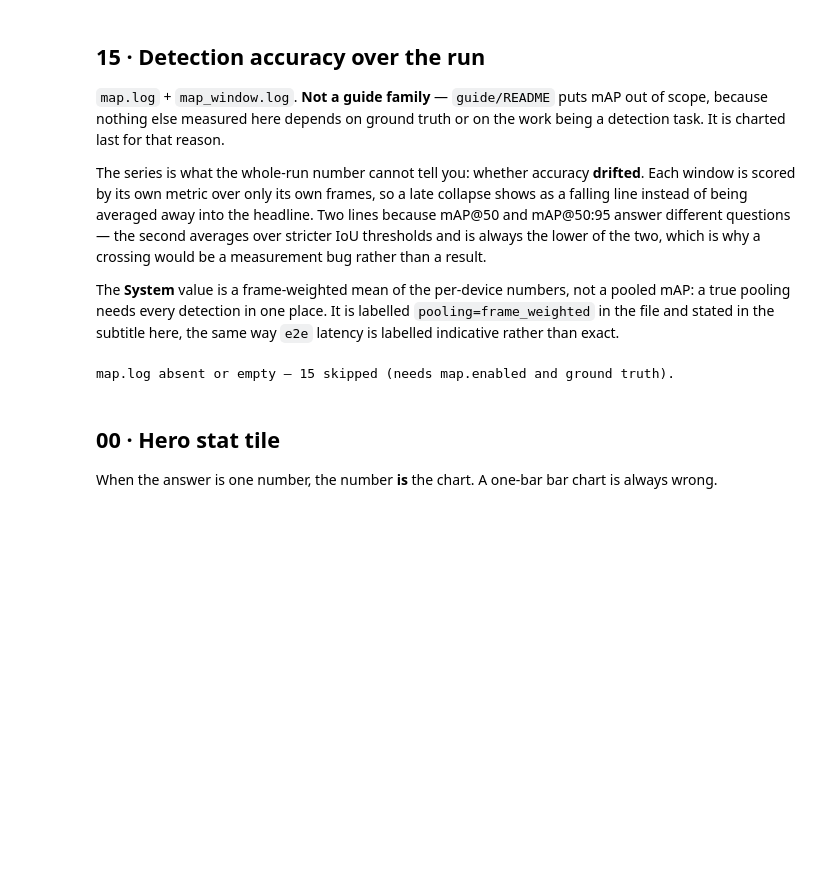
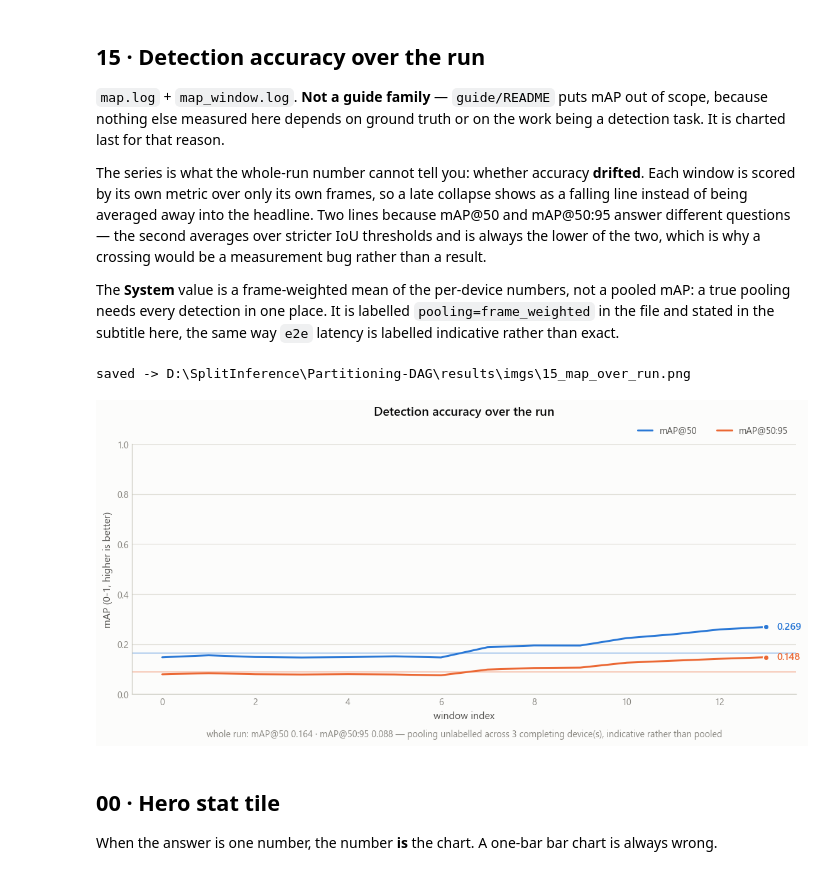
Before and after one commit to hgiang0212/Partitioning-DAG, a Jupyter notebook: results/visual/Split Inference Result Visualization.ipynb, the cells around one changed output. Drawn from its saved outputs; the diff is of its cells as text; code cells hidden in the pictures; blank space fills up the shorter version.

```diff
--- a/results/visual/Split Inference Result Visualization.ipynb
+++ b/results/visual/Split Inference Result Visualization.ipynb
@@ -1587,7 +1668,15 @@ pooled mAP: a true pooling needs every detection in one place. It is labelled
 way `e2e` latency is labelled indicative rather than exact.
 # %%
 if not HAS_MAP:
-    print("map.log absent or empty — 15 skipped (needs map.enabled and ground truth).")
+    # "Absent" and "present but unreadable" are different failures and must not
+    # print the same sentence: the first is a run without accuracy, the second is
+    # a format the parser above does not cover, and only one of them is a bug.
+    raw = sum(len(read_lines(d / "map.log")) for d in RUNS.values())
+    print("map.log absent or empty — 15 skipped (needs map.enabled and ground truth)."
+          if not raw else
+          f"map.log holds {raw} line(s) but none carried a readable mAP — 15 skipped. "
+          f"A present file that charts nothing is a FORMAT MISMATCH, not a run "
+          f"without accuracy; extend MAP_KEYS in the parser cell.")
 else:
     run = RUN_ORDER[0] if RUN_ORDER else None
     window = (df_mapw[df_mapw.run == run] if run else df_mapw)
@@ -1596,43 +1685,54 @@ else:
 
     fig, ax = plt.subplots(figsize=(12.4, 4.7))
     SERIES = [("map50", "mAP@50", S1), ("map5095", "mAP@50:95", S2)]
+    xcol = "t_offset_s"
     if len(window):
         # One line per metric, pooled across completing devices at each window
         # index: the question is "did accuracy move over the run", and one line
         # per device per metric is four lines answering it twice.
         pooled = (window.groupby("i")
                         .agg(t_offset_s=("t_offset_s", "mean"),
                              map50=("map50", "mean"), map5095=("map5095", "mean"))
                         .reset_index().sort_values("i"))
+        # A pre-rename file indexes windows and ships no offsets. Fall back to
+        # the index and SAY SO on the axis — a silent swap would put window
+        # numbers under a label that reads seconds.
+        xcol = "t_offset_s" if pooled.t_offset_s.notna().any() else "i"
         for col, lbl, colour in SERIES:
-            ax.plot(pooled.t_offset_s, pooled[col], color=colour, label=lbl, **LINE_KW)
-            endpoint(ax, pooled.t_offset_s.iloc[-1], float(pooled[col].iloc[-1]),
+            ax.plot(pooled[xcol], pooled[col], color=colour, label=lbl, **LINE_KW)
+            endpoint(ax, pooled[xcol].iloc[-1], float(pooled[col].iloc[-1]),
                      colour, fmt="{:.3f}")
         # Whole-run reference for each metric: same hue, thinner, receding.
         if len(system):
             for col, _lbl, colour in SERIES:
                 ax.axhline(float(system.iloc[0][col]), color=colour,
                            linewidth=1.0, alpha=0.45)
 
     # mAP is a ratio in [0, 1]. Fix the ceiling the way the utilization charts
     # do — autoscaling a 0.59-0.62 band to fill the panel turns ordinary window
     # noise into a dramatic collapse.
     ax.set_ylim(0, 1.0)
-    ax.set_xlabel("seconds since that device's own first scored frame")
+    ax.set_xlabel("seconds since that device's own first scored frame"
+                  if xcol == "t_offset_s" else "window index")
     ax.set_ylabel("mAP (0-1, higher is better)")
     ax.grid(axis="x", visible=False)
     legend_above(ax, ncol=2, side="right")
     ax.set_title("Detection accuracy over the run", pad=30)
     if len(system):
         s = system.iloc[0]
+        # An archive that carries neither the frame count nor the pooling label
+        # states what it has and omits what it does not. Printing `nan frames`
+        # or an unlabelled mean would both read as measurements.
+        scored = f" over {s.frames:,.0f} frames" if np.isfinite(s.frames) else ""
+        pooling = (s.pooling or "pooling unlabelled").replace("_", "-")
         subtitle(ax, f"whole run: mAP@50 {s.map50:.3f} · mAP@50:95 "
-                     f"{s.map5095:.3f} over {s.frames:,.0f} frames — "
-                     f"{s.pooling.replace('_', '-')} across "
+                     f"{s.map5095:.3f}{scored} — {pooling} across "
                      f"{len(summary[summary.scope != 'System'])} completing "
                      f"device(s), indicative rather than pooled")
     finish(fig, "15_map_over_run.png")
 # %% [output]
-map.log absent or empty — 15 skipped (needs map.enabled and ground truth).
+saved -> D:\SplitInference\Partitioning-DAG\results\imgs\15_map_over_run.png
+[figure, added]
 # %% [markdown]
 ## 00 · Hero stat tile
 
```
Also changed, not shown: parts of 20 cells of this notebook, 1 other file.
